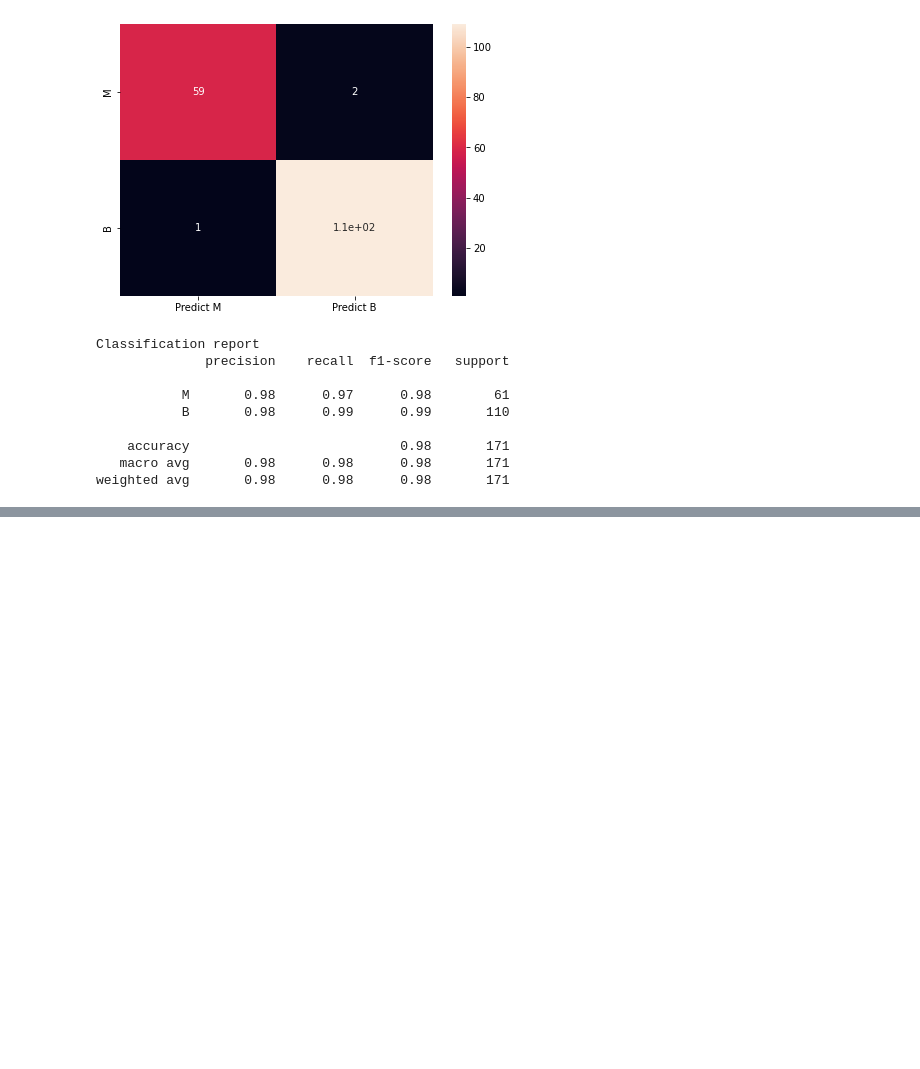
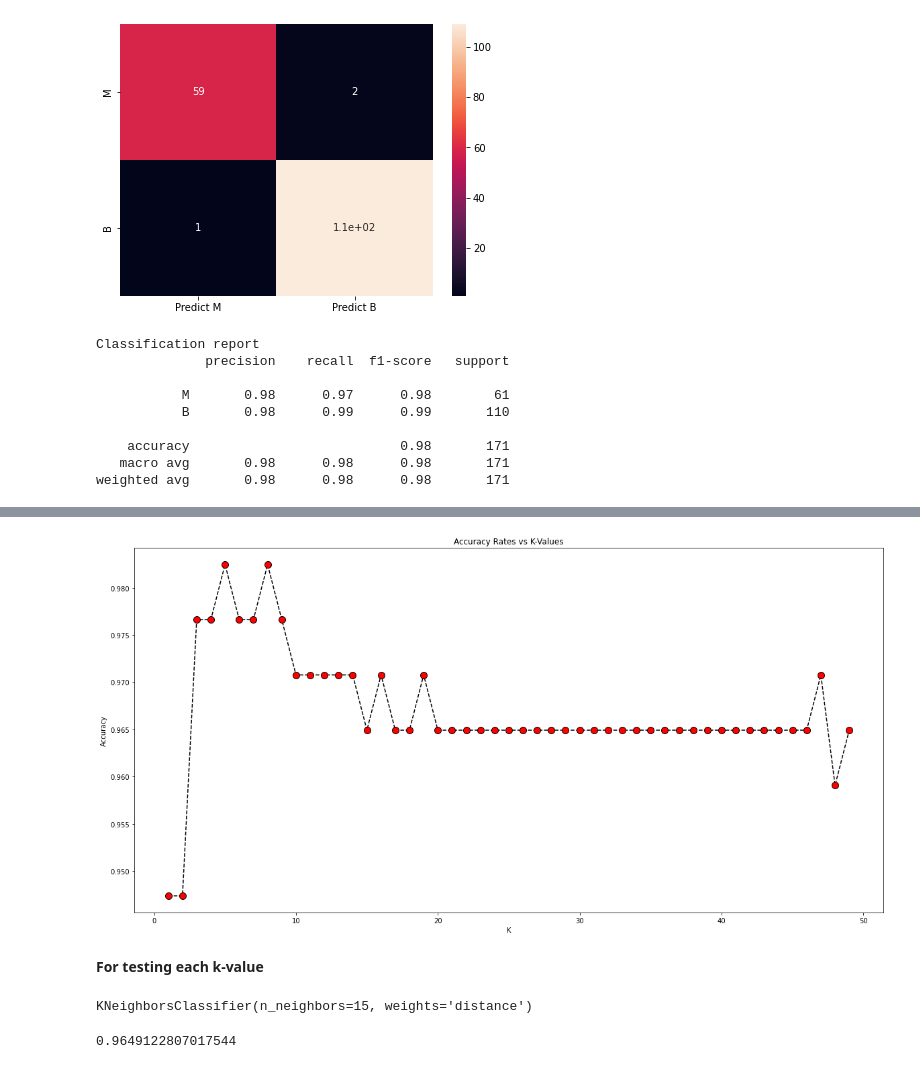
Before and after one commit to RochaErik/X-KNN-Breast-Cancer-Data, a Jupyter notebook: KNN.ipynb, the cells around one changed output, grey strips where cells are left out. Drawn from its saved outputs; the diff is of its cells as text; code cells hidden in the pictures; blank space fills up the shorter version.

Commit message:
Code to choose the best k-values

```diff
--- a/KNN.ipynb
+++ b/KNN.ipynb
@@ -192,0 +201,7 @@ weighted avg       0.98      0.98      0.98       171
+# %%
+scores_1 = []
+
+for k in range(1,50):
+    KNN_2 = KNeighborsClassifier(n_neighbors=k, weights='distance')
+    KNN_2.fit(X_train, y_train)
+    scores_1.append(KNN_2.score(X_test, y_test))
@@ -192,0 +228,16 @@ weighted avg       0.98      0.98      0.98       171
+# %%
+plt.figure(figsize=(20,10))
+
+plt.plot(range(1,50),
+         scores_1,
+         color='black',
+         linestyle='dashed',
+         marker='o',
+         markerfacecolor='red',
+         markersize=10)
+
+plt.title('Accuracy Rates vs K-Values')
+plt.xlabel('K')
+plt.ylabel('Accuracy')
+plt.show()
+# %% [output]
@@ -192,0 +250,3 @@ weighted avg       0.98      0.98      0.98       171
+[figure, added]
+# %% [markdown]
+**For testing each k-value**
@@ -192,0 +257,4 @@ weighted avg       0.98      0.98      0.98       171
+# %%
+KNN.fit(X_train, y_train)
+# %% [output]
+KNeighborsClassifier(n_neighbors=15, weights='distance')
@@ -192,0 +263,4 @@ weighted avg       0.98      0.98      0.98       171
+# %%
+KNN.score(X_test, y_test)
+# %% [output]
+0.9649122807017544
```
Also changed, not shown: parts of 11 cells of this notebook.
